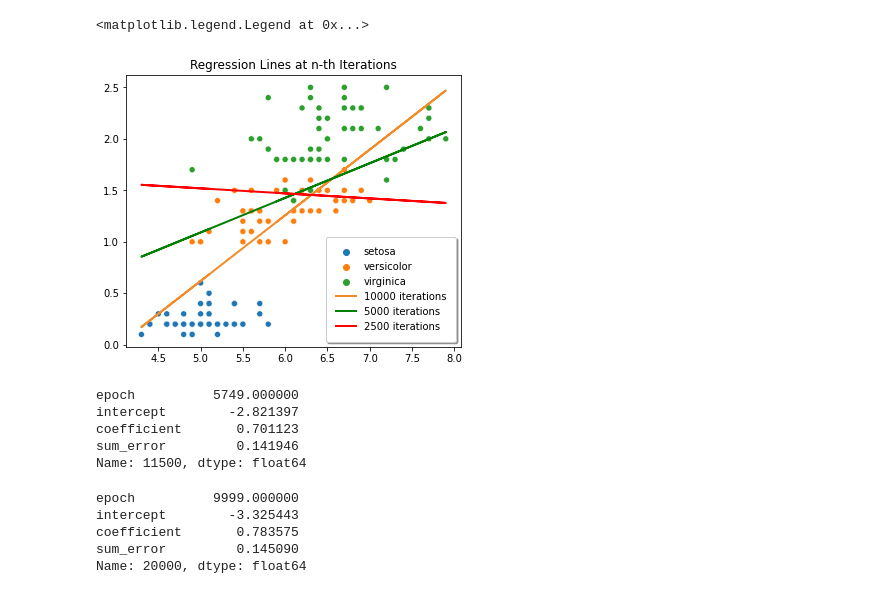
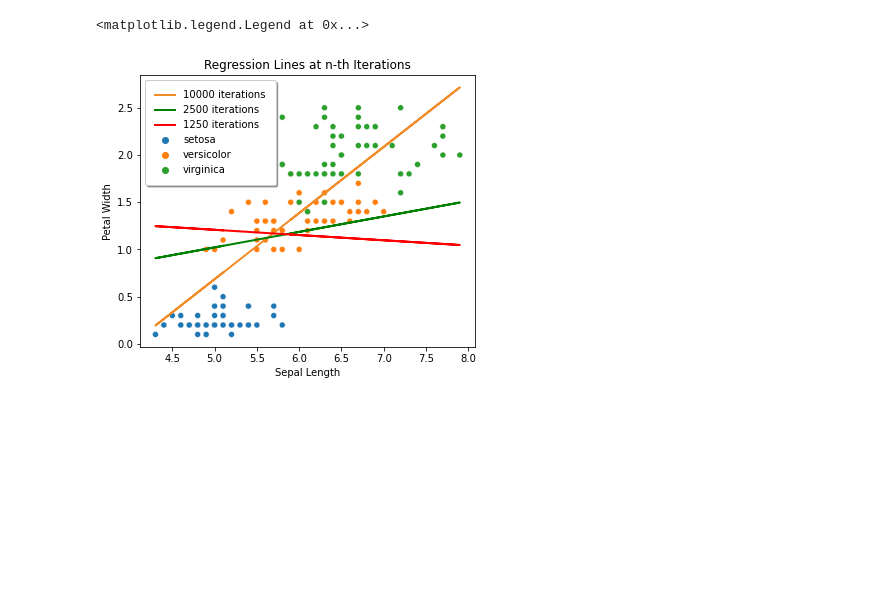
Before and after one commit to bsraya/optimization-algorithms, a Jupyter notebook: mbgd.ipynb, the cells around one changed output. Saved outputs shown, nothing was run; the diff lists cells and outputs as text; code cells hidden in the pictures; blank space fills up the shorter version.

```diff
--- a/mbgd.ipynb
+++ b/mbgd.ipynb
@@ -34,13 +34,14 @@ def create_batches(x, y, batch_size):
     return x_batches, y_batches
 
 def mbgd(x, y, epochs, df, batch_size, alpha = 0.01):
-    intercept = 7.5
-    coefficient = 7.5
-    predictions = predict(intercept, coefficient, x)
-    sum_error = np.sum((predictions - y) ** 2) / (2 * batch_size)
+    intercept = 2.0
+    coefficient = -7.5
+    x_batches, y_batches = create_batches(x, y, batch_size)
+
+    predictions = predict(intercept, coefficient, x_batches[0])
+    sum_error = np.sum((predictions - y_batches[0]) ** 2) / (2 * batch_size)
     df.loc[0] = [-1, intercept, coefficient, sum_error]
 
-    x_batches, y_batches = create_batches(x, y, batch_size)
     index = 1
     for epoch in range(epochs):
         for x, y in zip(x_batches, y_batches):
@@ -55,66 +56,52 @@ def mbgd(x, y, epochs, df, batch_size, alpha = 0.01):
             index += 1
     return df
 # %%
-epochs = 10000
+epochs = 5000
 mbgd_loss = pd.DataFrame(columns=['epoch', 'intercept', 'coefficient', 'sum_error'])
 mbgd_loss = mbgd(sepal_length, petal_width, epochs = epochs, batch_size=64, df = mbgd_loss)
 mbgd_loss['epoch'] = mbgd_loss['epoch'].astype(int)
+
+total = len(mbgd_loss) - 1
+half = int(epochs / 2) - 1
+quarter = int(epochs / 4) - 1
 # %%
-maxx = epochs-1
-half = int(epochs / 2)
-quarter = int(epochs / 4)
-
 plt.figure(figsize=(6,5))
 
 sns.scatterplot(
     x = sepal_length,
     y = petal_width,
     hue = species_names
 )
 
 plt.plot(
     sepal_length,
-    mbgd_loss['intercept'][maxx] + mbgd_loss['coefficient'][maxx] * sepal_length,
+    mbgd_loss['intercept'][total] + mbgd_loss['coefficient'][total] * sepal_length,
     '#f28c28',
     linewidth = 2,
-    label = f'{maxx + 1} iterations'
+    label = f'{total} iterations'
 )
 
 plt.plot(
     sepal_length,
     mbgd_loss['intercept'][half] + mbgd_loss['coefficient'][half] * sepal_length,
     '-g',
     linewidth = 2,
-    label = f'{half} iterations'
+    label = f'{half + 1} iterations'
 )
 
 plt.plot(
     sepal_length,
     mbgd_loss['intercept'][quarter] + mbgd_loss['coefficient'][quarter] * sepal_length,
     '-r',
     linewidth = 2,
-    label = f'{quarter} iterations'
+    label = f'{quarter + 1} iterations'
 )
 
 plt.title("Regression Lines at n-th Iterations")
+plt.xlabel("Sepal Length")
+plt.ylabel("Petal Width")
 
 plt.legend(fancybox=True, framealpha=1, shadow=True, borderpad=1)
 # %% [output]
 <matplotlib.legend.Legend at 0x...>
-[figure, old version]
+[figure, new version]
-# %%
-print(mbgd_loss.iloc[11500])
-# %% [output]
-epoch          5749.000000
-intercept        -2.821397
-coefficient       0.701123
-sum_error         0.141946
-Name: 11500, dtype: float64
-# %%
-print(mbgd_loss.iloc[-1])
-# %% [output]
-epoch          9999.000000
-intercept        -3.325443
-coefficient       0.783575
-sum_error         0.145090
-Name: 20000, dtype: float64
```
Also changed, not shown: parts of 8 cells of this notebook.
